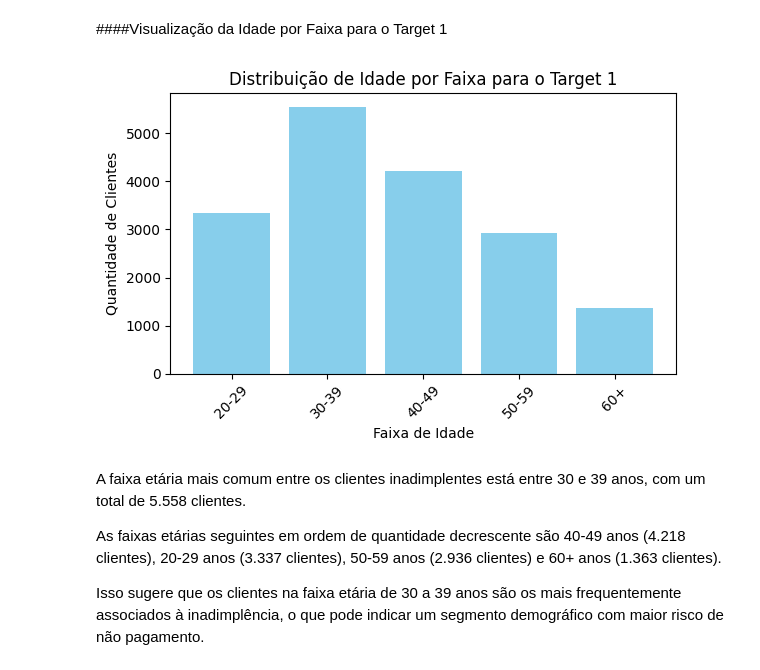
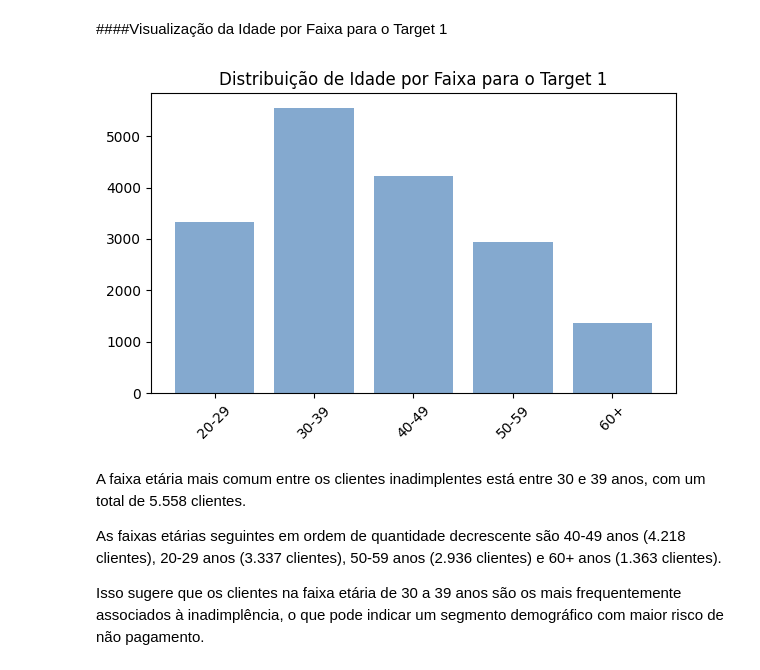
Before and after one commit to Suelymessias/Modelagem_Credito_PodBank, a Jupyter notebook: Analise_Credito_EDA.ipynb, the cells around one changed output. Cells and saved outputs as stored; diff of their text form; code cells hidden in the pictures.

```diff
--- a/Analise_Credito_EDA.ipynb
+++ b/Analise_Credito_EDA.ipynb
@@ -622,22 +622,20 @@ df_idade_target.show()
 # %%
 # Filtrar os dados para o alvo 1
 df_idade_target1 = df_idade_target.filter(df_idade_target['TARGET'] == 1)
 
 # Extrair os dados do DataFrame
 faixas_idade = df_idade_target1.select('FAIXA_IDADE').rdd.flatMap(lambda x: x).collect()
 quantidades_clientes = df_idade_target1.select('QUANT_CLIENTES').rdd.flatMap(lambda x: x).collect()
 
 # Criar o gráfico de barras
 plt.figure(figsize=(6, 4))
-plt.bar(faixas_idade, quantidades_clientes, color='skyblue')
-plt.xlabel('Faixa de Idade')
-plt.ylabel('Quantidade de Clientes')
+plt.bar(faixas_idade, quantidades_clientes, color='#84A9CF')
 plt.title('Distribuição de Idade por Faixa para o Target 1')
 plt.xticks(rotation=45)
 plt.tight_layout()
 plt.show()
 # %% [output]
-[figure, old version]
+[figure, new version]
 # %% [markdown]
 A faixa etária mais comum entre os clientes inadimplentes está entre 30 e 39 anos, com um total de 5.558 clientes.
 
```
Also changed, not shown: parts of 13 cells of this notebook.
